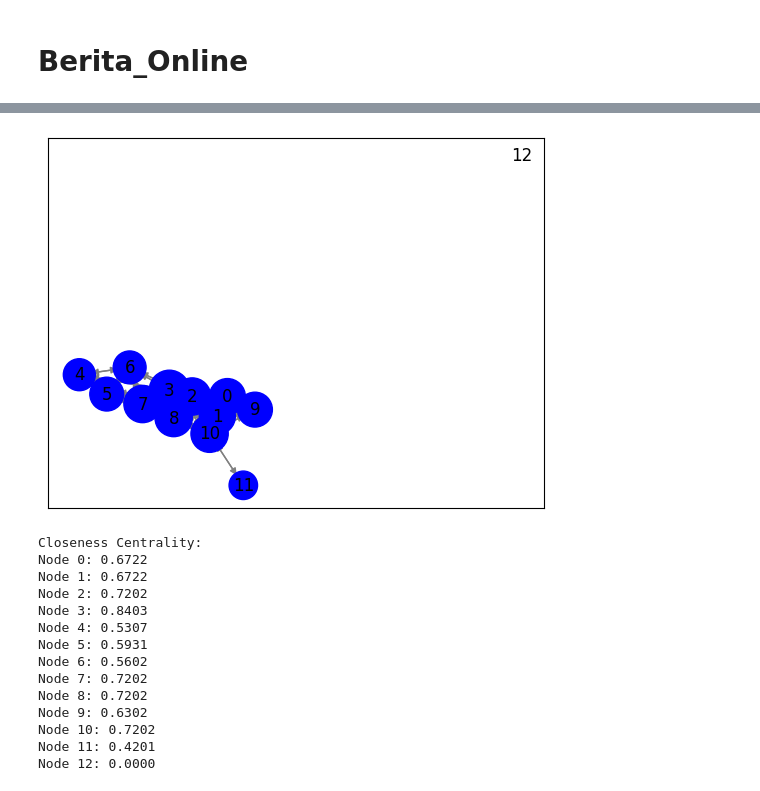
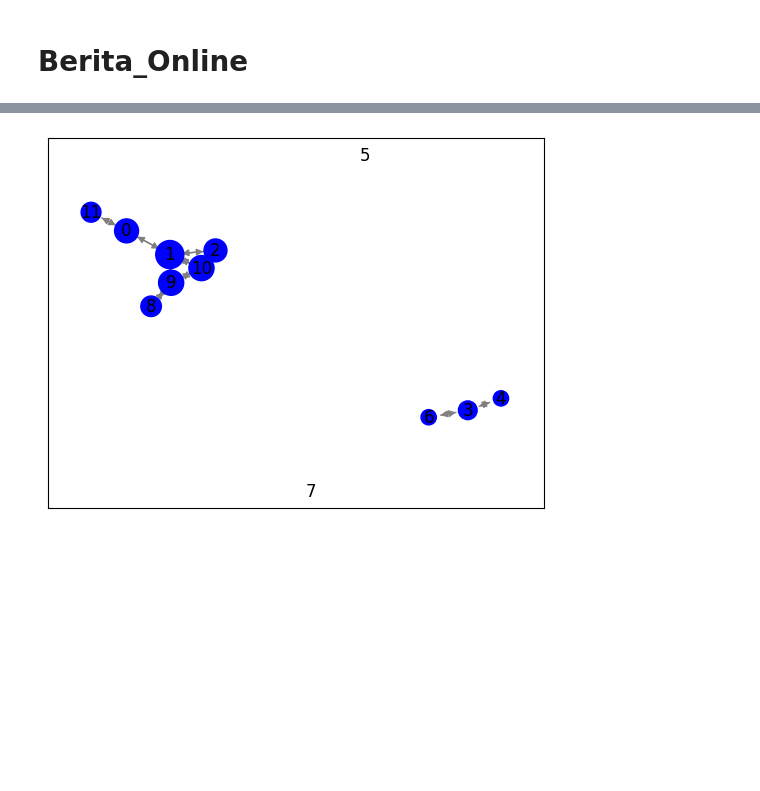
Before and after one commit to arshell19/ppw_tugas, a Jupyter notebook: _sources/Berita_Online.ipynb, the cells around one changed output, grey strips where cells are left out. Drawn from its saved outputs; the diff is of its cells as text; code cells hidden in the pictures; blank space fills up the shorter version.

```diff
--- a/_sources/Berita_Online.ipynb
+++ b/_sources/Berita_Online.ipynb
@@ -87,0 +150,37 @@ lihat: 1.0000
+# %%
+from tabulate import tabulate
+import pandas as pd
+from sklearn.feature_extraction.text import TfidfVectorizer
+
+# Assuming filtered_sentences is a list of sentences after stopword removal
+
+# Join the filtered sentences into a list of strings
+corpus = [' '.join(sentence) for sentence in filtered_sentences]
+
+# Create the TF-IDF vectorizer
+vectorizer = TfidfVectorizer()
+
+# Fit and transform the corpus to get the TF-IDF matrix
+tfidf_matrix = vectorizer.fit_transform(corpus)
+
+# Get the feature names (words) from the vectorizer
+feature_names = vectorizer.get_feature_names_out()
+
+# Convert the TF-IDF matrix to a Pandas DataFrame for better visualization
+df = pd.DataFrame(data=tfidf_matrix.toarray(), columns=feature_names)
+
+# Add a column for the sentences
+df.insert(0, 'Kalimat', [' '.join(sentence) for sentence in filtered_sentences])
+
+# Add a column for the sentence numbers
+df.insert(0, 'No', range(1, len(filtered_sentences) + 1))
+
+# Add a column for the count of terms in each sentence
+df['Term Count'] = df.drop(['Kalimat', 'No'], axis=1).gt(0).sum(axis=1)
+
+# Set the display options for Pandas to show all columns without truncation
+pd.set_option("display.max_columns", None)
+
+# Print the DataFrame in a tabular format with borders
+table = tabulate(df, headers='keys', tablefmt='fancy_grid', showindex=False)
+print(table)
@@ -242,51 +362,32 @@ Closeness Centrality of Lihat: 0.0000
 # %%
 import networkx as nx
 
 # Matriks TF-IDF telah dihitung sebelumnya (tfidf_matrix)
 # Hitung cosine similarity antara semua pasangan kalimat
 similarity_matrix = cosine_similarity(tfidf_matrix, tfidf_matrix)
 
 # Buat grafik berarah (DiGraph) berdasarkan similarity_matrix
 G = nx.DiGraph()
 for i in range(len(similarity_matrix)):
     G.add_node(i)  # Tambahkan node dengan indeks numerik
 
 for i in range(len(similarity_matrix)):
     for j in range(len(similarity_matrix)):
         similarity = similarity_matrix[i][j]
-        if similarity > 0 and i != j:  # Pastikan node tidak menghubungkan dirinya sendiri
+        if similarity > 0.15 and i != j:  # Pastikan node tidak menghubungkan dirinya sendiri
             G.add_edge(i, j)
 
 # Hitung closeness centrality
 closeness_centrality = nx.closeness_centrality(G)
 
 # Visualisasi closeness centrality
 pos = nx.spring_layout(G)  # Atur layout grafik
 node_size = [v * 1000 for v in closeness_centrality.values()]  # Ubah ukuran node berdasarkan closeness centrality, dengan faktor pengurangan ukuran
 
 nx.draw_networkx_nodes(G, pos, node_size=node_size, node_color='b')
 nx.draw_networkx_edges(G, pos, edge_color='gray', arrows=True)
 nx.draw_networkx_labels(G, pos)
 
 plt.show()
-
-# Cetak closeness centrality
-print("Closeness Centrality:")
-for node, closeness in closeness_centrality.items():
-    print(f"Node {node}: {closeness:.4f}")
 # %% [output]
-[figure, old version]
+[figure, new version]
-Closeness Centrality:
-Node 0: 0.6722
-Node 1: 0.6722
-Node 2: 0.7202
-Node 3: 0.8403
-Node 4: 0.5307
-Node 5: 0.5931
-Node 6: 0.5602
-Node 7: 0.7202
-Node 8: 0.7202
-Node 9: 0.6302
-Node 10: 0.7202
-Node 11: 0.4201
-Node 12: 0.0000
```
Also changed, not shown: parts of 26 cells of this notebook, 25 other files.
